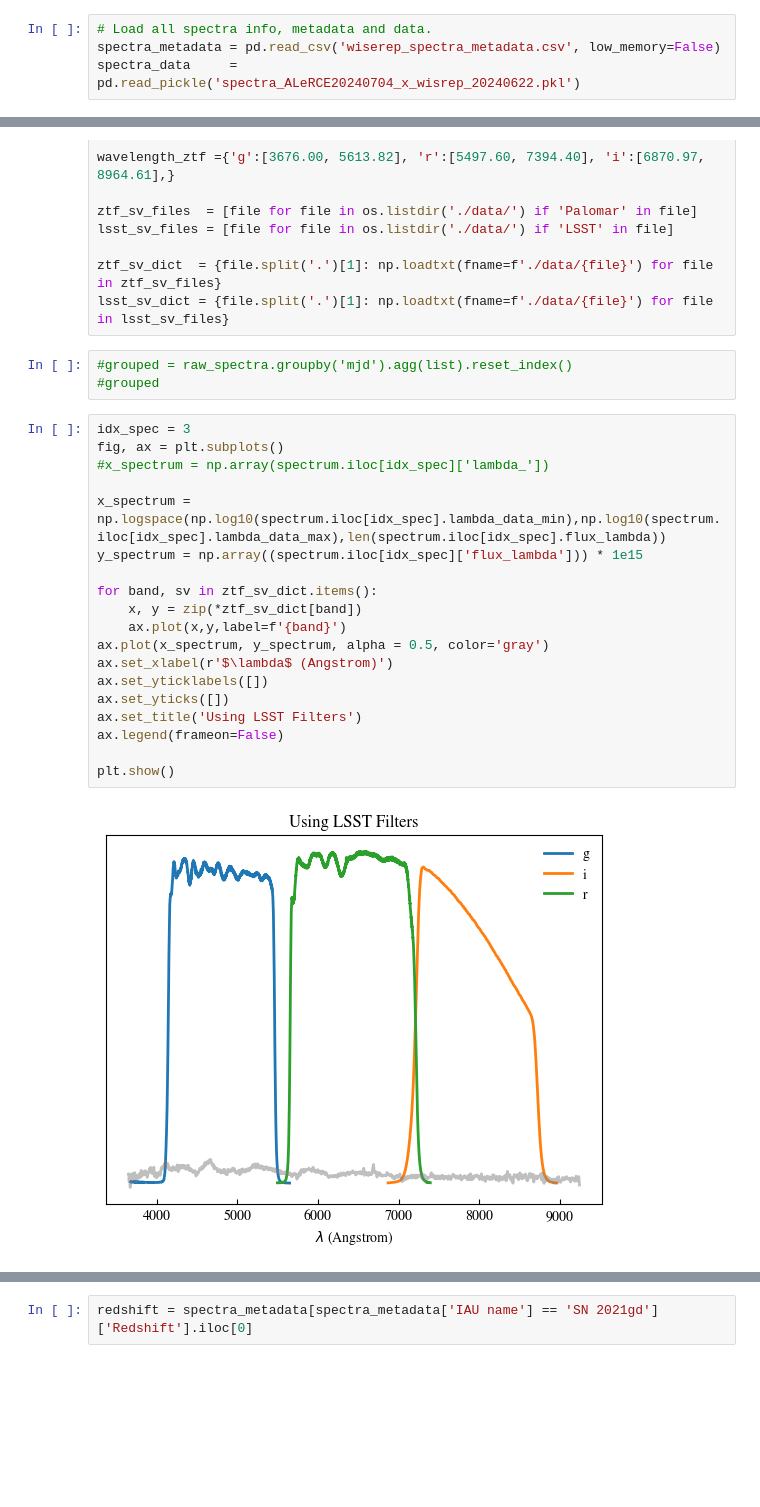
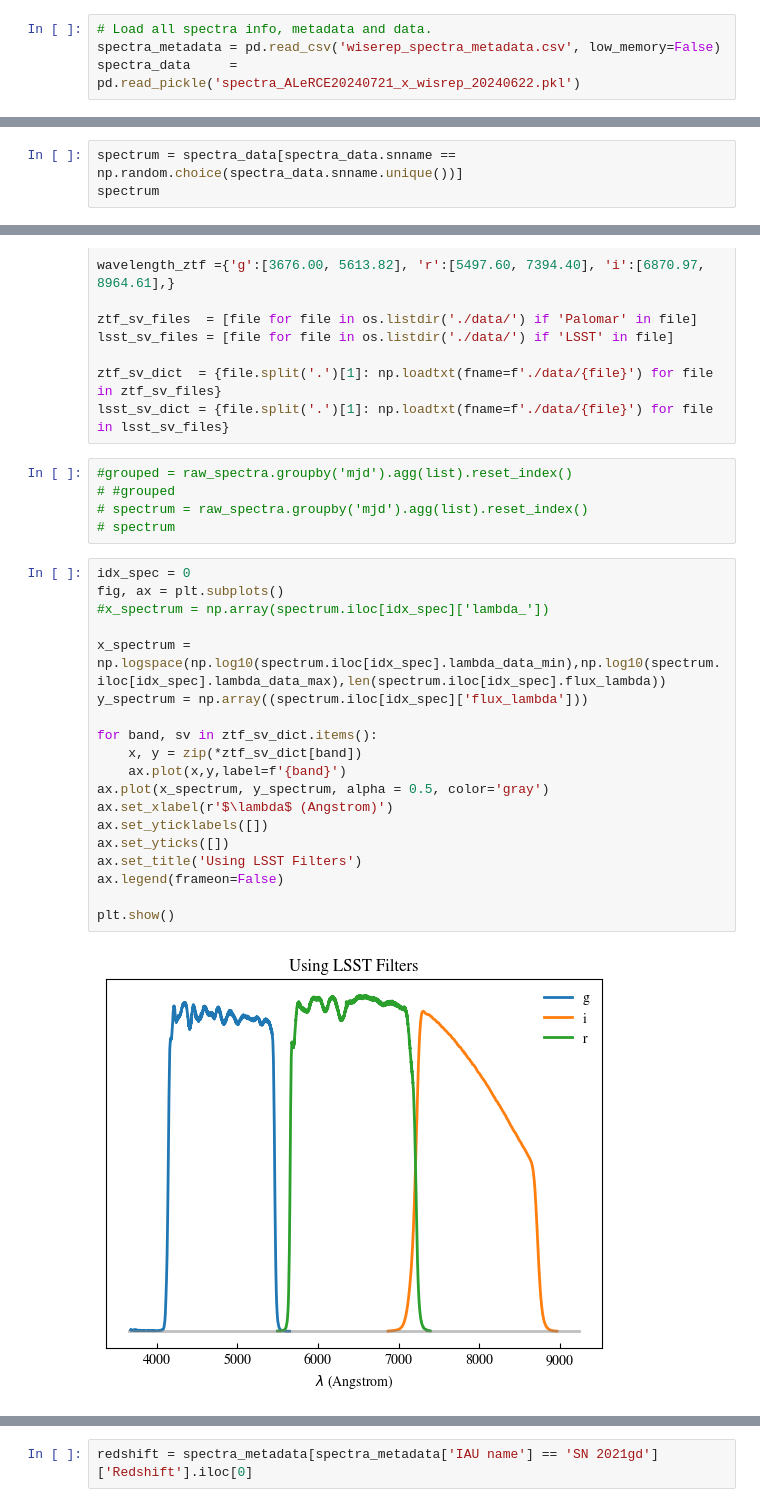
Before and after one commit to jurados/SNeMPhyVAE, a Jupyter notebook: ExamplesLightcurveAndFlux.ipynb, the cells around one changed output, grey strips where cells are left out. Saved outputs shown, nothing was run; the diff lists cells and outputs as text; blank space fills up the shorter version.

```diff
--- a/ExamplesLightcurveAndFlux.ipynb
+++ b/ExamplesLightcurveAndFlux.ipynb
@@ -32,4 +32,4 @@ lightcurves_alercextns = pd.read_pickle('./data/lightcurves/lcs_transients_20240
 # %%
 # Load all spectra info, metadata and data.
 spectra_metadata = pd.read_csv('wiserep_spectra_metadata.csv', low_memory=False)
-spectra_data     = pd.read_pickle('spectra_ALeRCE20240704_x_wisrep_20240622.pkl')
+spectra_data     = pd.read_pickle('spectra_ALeRCE20240721_x_wisrep_20240622.pkl')
@@ -255,0 +87,3 @@ plot_spectra(spectrum, use_lambda_grid=True)
+# %%
+spectrum = spectra_data[spectra_data.snname == np.random.choice(spectra_data.snname.unique())]
+spectrum
@@ -269,25 +120,27 @@ ztf_sv_dict  = {file.split('.')[1]: np.loadtxt(fname=f'./data/{file}') for file
 lsst_sv_dict = {file.split('.')[1]: np.loadtxt(fname=f'./data/{file}') for file in lsst_sv_files}
 # %%
 #grouped = raw_spectra.groupby('mjd').agg(list).reset_index()
-#grouped
+# #grouped
+# spectrum = raw_spectra.groupby('mjd').agg(list).reset_index()
+# spectrum
 # %%
-idx_spec = 3
+idx_spec = 0
 fig, ax = plt.subplots()
 #x_spectrum = np.array(spectrum.iloc[idx_spec]['lambda_'])
 
 x_spectrum = np.logspace(np.log10(spectrum.iloc[idx_spec].lambda_data_min),np.log10(spectrum.iloc[idx_spec].lambda_data_max),len(spectrum.iloc[idx_spec].flux_lambda))
-y_spectrum = np.array((spectrum.iloc[idx_spec]['flux_lambda'])) * 1e15
+y_spectrum = np.array((spectrum.iloc[idx_spec]['flux_lambda']))
 
 for band, sv in ztf_sv_dict.items():
     x, y = zip(*ztf_sv_dict[band])
     ax.plot(x,y,label=f'{band}')
 ax.plot(x_spectrum, y_spectrum, alpha = 0.5, color='gray')
 ax.set_xlabel(r'$\lambda$ (Angstrom)')
 ax.set_yticklabels([])
 ax.set_yticks([])
 ax.set_title('Using LSST Filters')
 ax.legend(frameon=False)
 
 plt.show()
 # %% [output]
-[figure, old version]
+[figure, new version]
```
Also changed, not shown: parts of 21 cells of this notebook, 2 other files.
